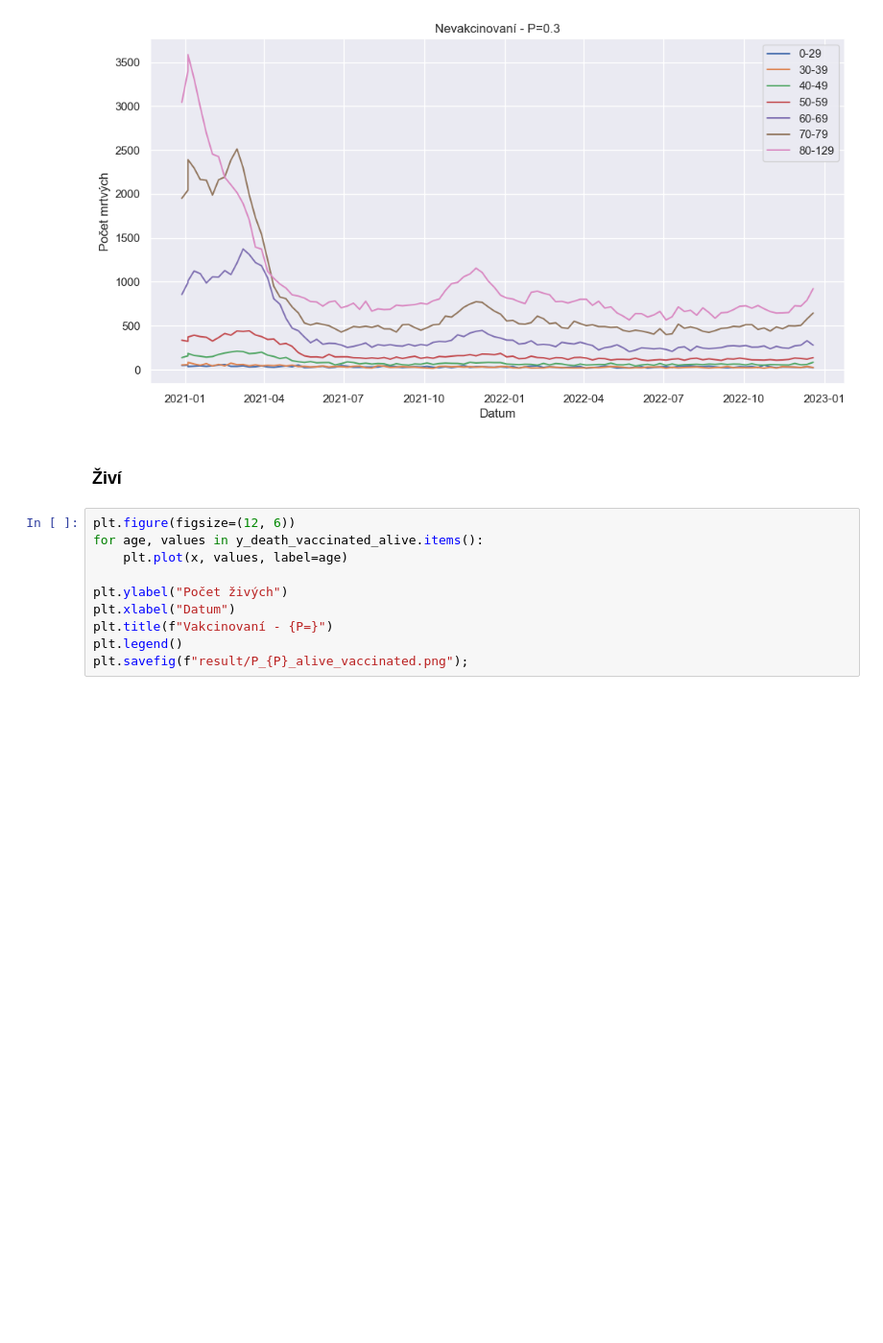
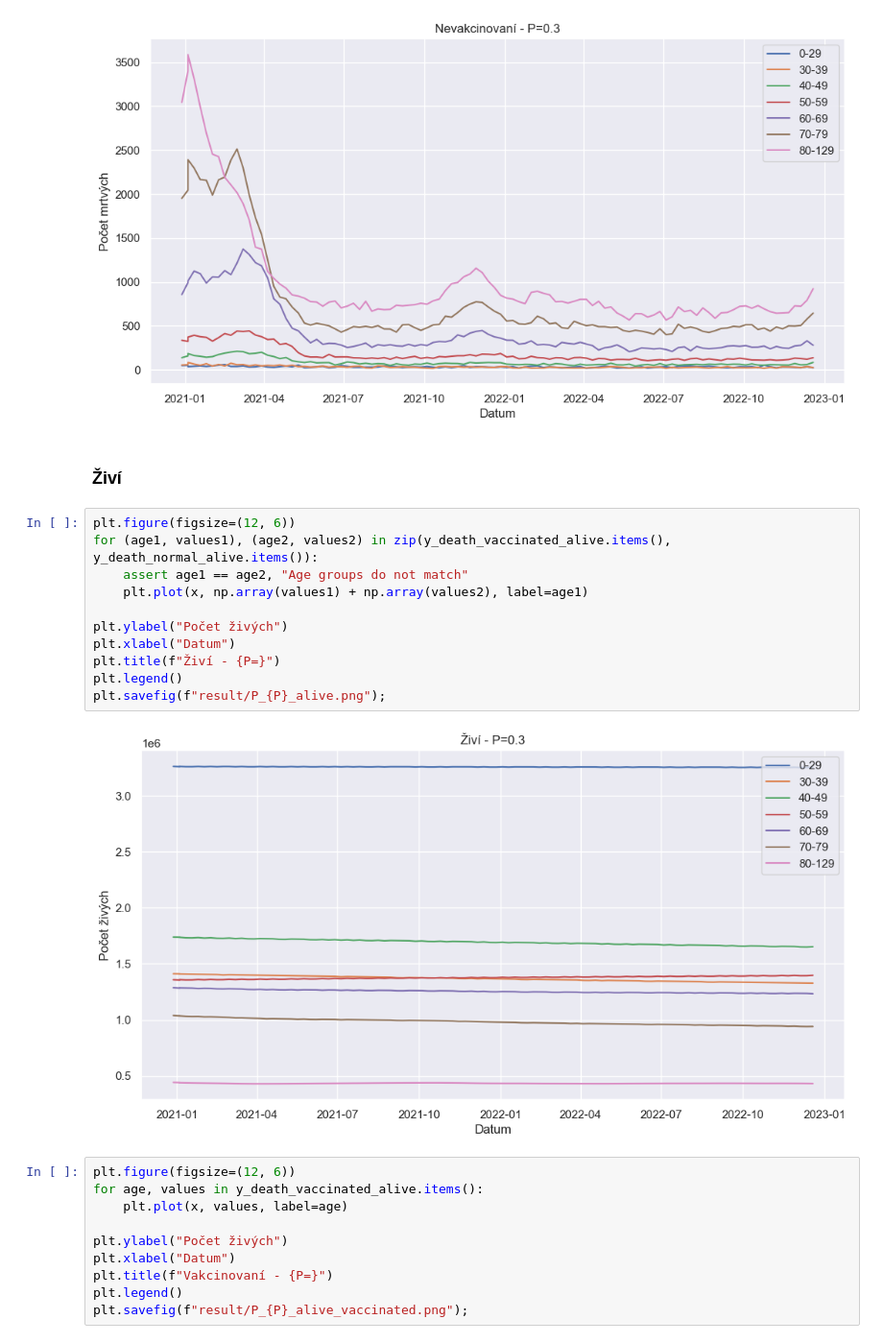
Before and after one commit to PalackyUniversity/nobel-model, a Jupyter notebook: main.ipynb, the cells around one changed output. Shown at 96% size. Drawn from its saved outputs; the diff is of its cells as text; blank space fills up the shorter version.

Commit message:
feat: birth control, feat: alive sanity check

```diff
--- a/main.ipynb
+++ b/main.ipynb
@@ -261,6 +269,19 @@ plt.savefig(f"result/P_{P}_dead_normal.png");
 [figure]
 # %% [markdown]
 ### Živí
+# %%
+plt.figure(figsize=(12, 6))
+for (age1, values1), (age2, values2) in zip(y_death_vaccinated_alive.items(), y_death_normal_alive.items()):
+    assert age1 == age2, "Age groups do not match"
+    plt.plot(x, np.array(values1) + np.array(values2), label=age1)
+
+plt.ylabel("Počet živých")
+plt.xlabel("Datum")
+plt.title(f"Živí - {P=}")
+plt.legend()
+plt.savefig(f"result/P_{P}_alive.png");
+# %% [output]
+[figure, added]
 # %%
 plt.figure(figsize=(12, 6))
 for age, values in y_death_vaccinated_alive.items():
```
Also changed, not shown: parts of 4 cells of this notebook, 14 other files.
